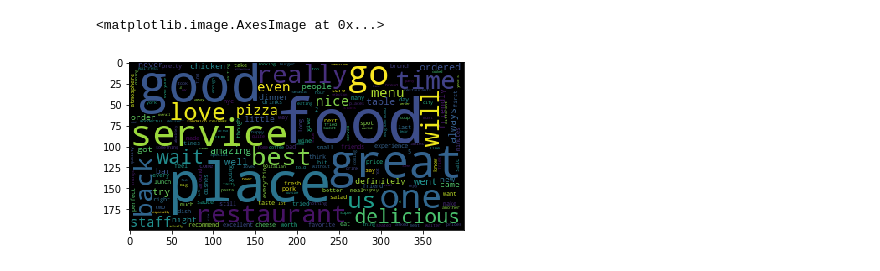
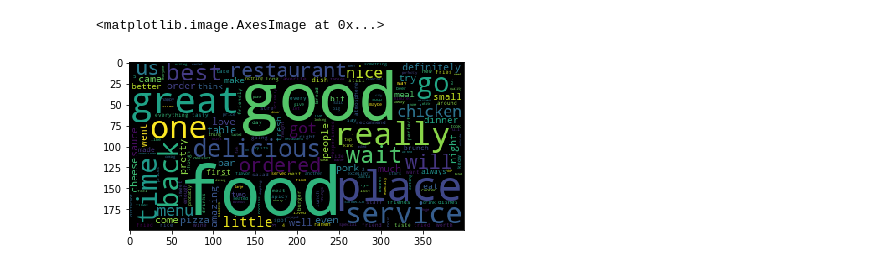
Before and after one commit to JeffT13/FakeReviewDetection, a Jupyter notebook: Visualization.ipynb, the cells around one changed output. Drawn from its saved outputs; the diff is of its cells as text; code cells hidden in the pictures.

Commit message:
more visualization and CV/TFIDF representations

```diff
--- a/Visualization.ipynb
+++ b/Visualization.ipynb
@@ -35,4 +36,5 @@ def wordlist(review):
     words = map(lambda Element: Element.translate(str.maketrans("", "", symbols)).strip().lower(), lines)
     return list(words)
 # %%
-df = pd.read_csv('../train.csv')
+df = pd.read_csv('train.csv')
+df.head()
@@ -82,0 +48,5 @@ Name: review, Length: 225055, dtype: object
+# %%
+# Feature Engineering
+
+df['review_length'] = df['review'].apply(lambda x: len(x.split()))
+df['review_length_nonstopwords'] = df['review'].apply(lambda x: len([word for word in (re.sub(r'[^\w]', ' ', x)).lower().split() if word not in stopwords]))
@@ -87,6 +80,7 @@ bow_fake_sort = sorted(bow_fake.items(), key=lambda x: x[1], reverse=True)
 # %%
-wc_fake = WordCloud(stopwords=stopwords).generate_from_frequencies(bow_fake)
-plt.imshow(wc_fake)
+bow_corpus = bagoword_corpus(df['review'], stopwords)
+wc = WordCloud(stopwords=stopwords).generate_from_frequencies(bow_corpus)
+plt.imshow(wc)
 # %% [output]
 <matplotlib.image.AxesImage at 0x...>
-[figure, old version]
+[figure, new version]
```
Also changed, not shown: parts of 27 cells of this notebook.
